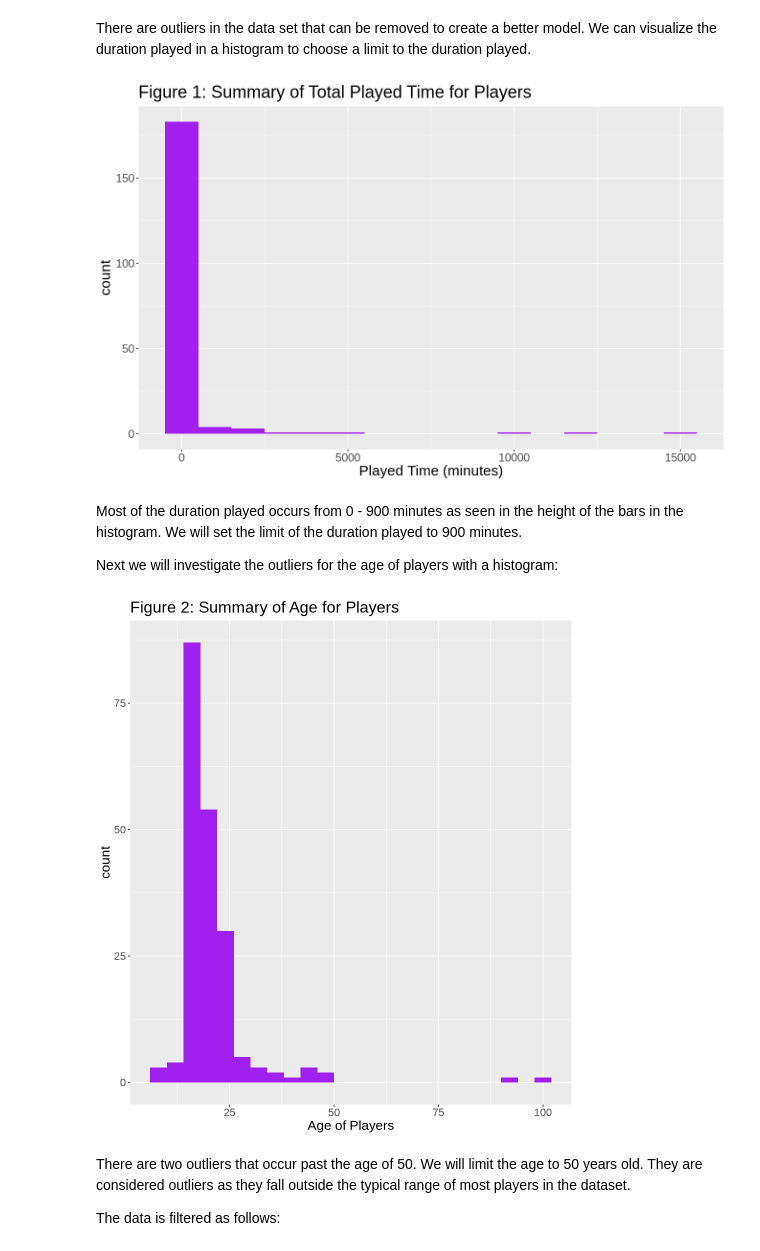
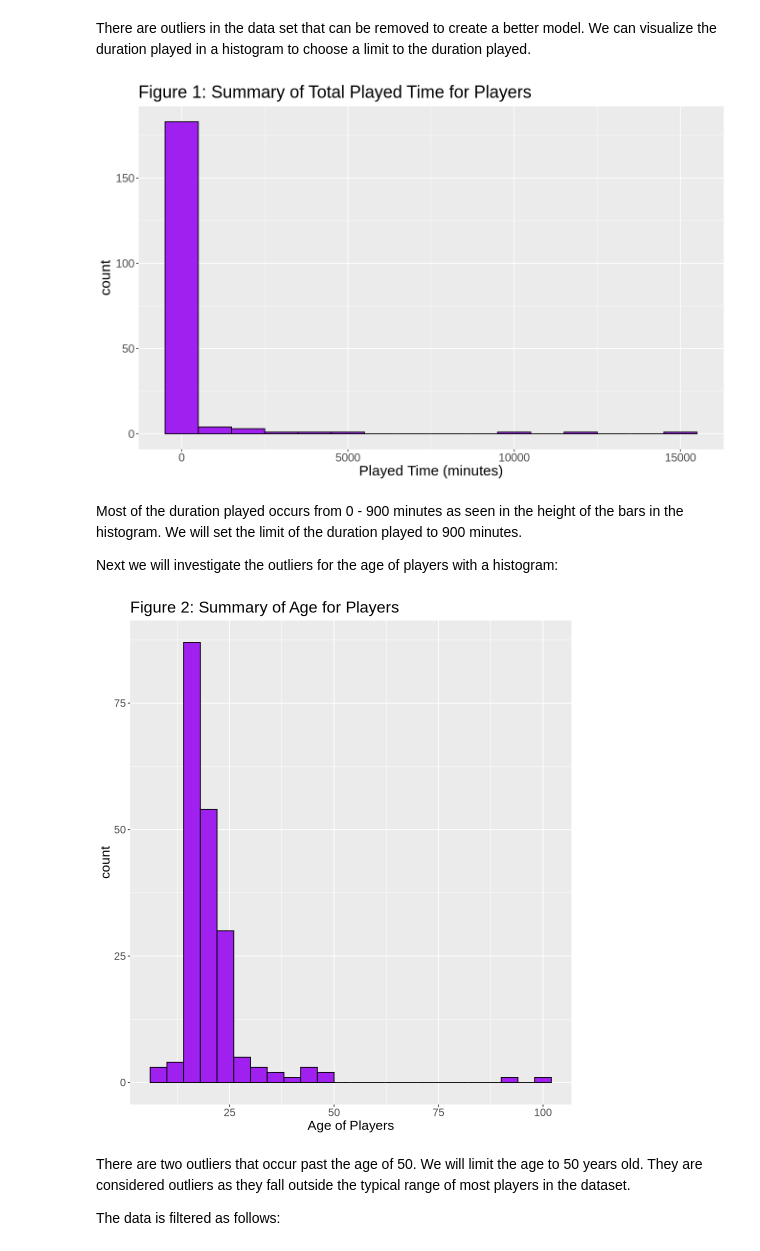
Before and after one commit to CathygLe/PlaiCraft-Data-Science-Analysis, a Jupyter notebook: Final_Project.ipynb, the cells around one changed output. Drawn from its saved outputs; the diff is of its cells as text; code cells hidden in the pictures.

```diff
--- a/Final_Project.ipynb
+++ b/Final_Project.ipynb
@@ -222,12 +222,12 @@ options(repr.plot.width = 11, repr.plot.height = 7)
 
 Played_time_hist<- raw_data |>
                     ggplot(aes(x = total_duration_min))+
-                    geom_histogram(binwidth = 1000, fill = "purple") +
+                    geom_histogram(binwidth = 1000, fill = "purple", colour = "black") +
                     labs(x = "Played Time (minutes)", title= "Figure 1: Summary of Total Played Time for Players") +
                     theme(text = element_text(size = 18))
 Played_time_hist
 # %% [output]
-[figure, old version]
+[figure, new version]
 # %% [markdown]
 Most of the duration played occurs from 0 - 900 minutes as seen in the height of the bars in the histogram. We will set the limit of the duration played to 900 minutes.
 
@@ -235,13 +235,13 @@ Next we will investigate the outliers for the age of players with a histogram:
 # %%
 options(repr.plot.width = 8, repr.plot.height = 9)
 Age_hist<- raw_data |>
                     ggplot(aes(x = age))+
-                    geom_histogram(binwidth = 4, fill = "purple") +
+                    geom_histogram(binwidth = 4, fill = "purple", color = "black") +
                     labs(x = "Age of Players", title= "Figure 2: Summary of Age for Players") +
                     theme(text = element_text(size = 16))
 Age_hist
 # %% [output]
-[figure, old version]
+[figure, new version]
 # %% [markdown]
 There are two outliers that occur past the age of 50. We will limit the age to 50 years old. They are considered outliers as they fall outside the typical range of most players in the dataset.
 
```
Also changed, not shown: parts of 1 cell of this notebook.
